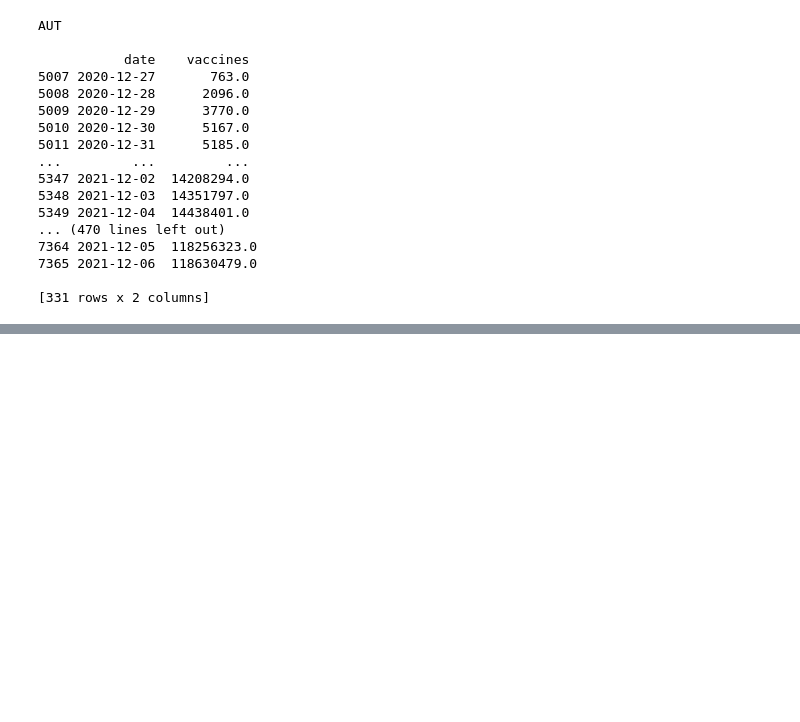
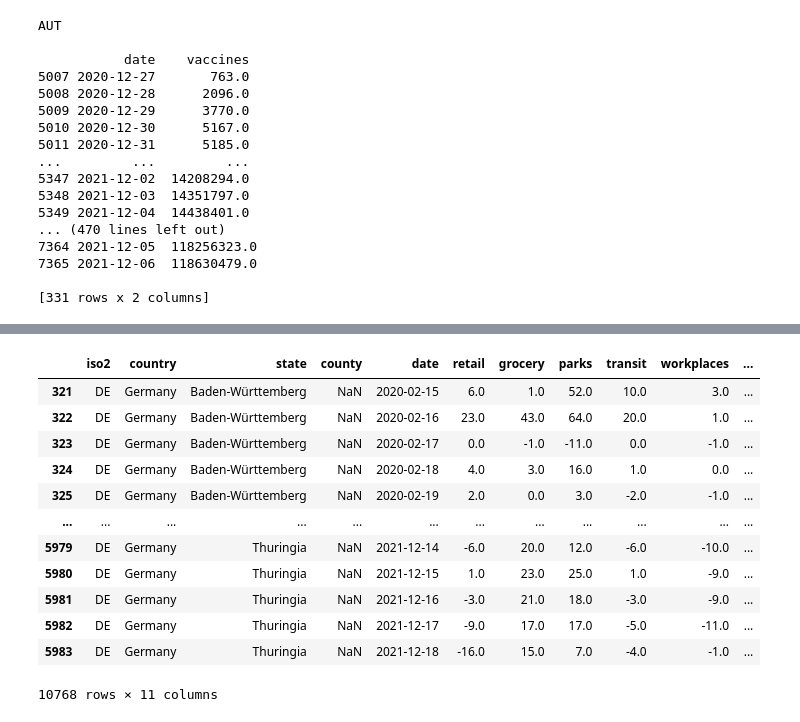
Before and after one commit to l5d1l5/ESPON-DATA, a Jupyter notebook: 02_Data/04_Social indicators/Task.2 variables.ipynb, the cells around one changed output, grey strips where cells are left out. Saved outputs shown, nothing was run; the diff lists cells and outputs as text; code cells hidden in the pictures; blank space fills up the shorter version.

```diff
--- a/02_Data/04_Social indicators/Task.2 variables.ipynb
+++ b/02_Data/04_Social indicators/Task.2 variables.ipynb
@@ -52,3 +58,10 @@ eu_codes = """Code	Country	Alpha-2	Alpha-3
 826	United Kingdom	GB	GBR"""
 # %%
 eu_codes = pd.DataFrame([i.split('\t') for i in eu_codes.split('\n')]).iloc[1:,:]
+eu_codes.drop(columns = 0, inplace= True)
+eu_codes.columns = ['country', 'iso2', 'iso3']
+eu_codes = eu_codes.append({'country': 'Norway', 'iso2' : 'NO', 'iso3' : 'NOR',
+                'country': 'Switzerland', 'iso2' : 'CH', 'iso3' : 'CHE',
+                 'country': 'Iceland', 'iso2' : 'IS', 'iso3' : 'ISE'},
+                ignore_index=True)
+eu_codes.head(2)
@@ -146,0 +152,11 @@ AUT
+# %%
+gog = dd.read_csv('01_Raw Data/Google Mobility Data/*.csv', dtype={'grocery_and_pharmacy_percent_change_from_baseline': 'float64',
+       'iso_3166_2_code': 'object', 'sub_region_2': 'object',
+       'parks_percent_change_from_baseline': 'float64',
+       'residential_percent_change_from_baseline': 'float64',
+       'retail_and_recreation_percent_change_from_baseline': 'float64',
+       'sub_region_1': 'object',
+       'transit_stations_percent_change_from_baseline': 'float64',
+       'workplaces_percent_change_from_baseline': 'float64','metro_area': 'object'})
+gog_EU = gog[gog['country_region_code'].isin(eu_codes.iso2.unique())].compute()
+gog.head(2)
@@ -146,0 +167,15 @@ AUT
+# %%
+gog_EU.rename(columns={'sub_region_1': 'state',
+                        'sub_region_2': 'county',
+                        'country_region_code' : 'iso2',
+                         'country_region': 'country',
+                        'retail_and_recreation_percent_change_from_baseline': 'retail',
+                        'grocery_and_pharmacy_percent_change_from_baseline': 'grocery',
+                        'parks_percent_change_from_baseline': 'parks',
+                        'transit_stations_percent_change_from_baseline': 'transit',
+                        'workplaces_percent_change_from_baseline': 'workplaces',
+                        'residential_percent_change_from_baseline': 'residential'}, inplace = True)
+gog_EU.drop(['iso_3166_2_code', 'iso_3166_2_code', 'census_fips_code', 'place_id', 'metro_area'], axis = 1, inplace = True)
+gog_EU['date'] = pd.to_datetime(gog_EU['date'])
+gog_EU.dropna(subset=['country', 'state'], inplace = True) # not by county, some NUTS2 levels don't have countries i.g. Vienna (Austria)
+gog_EU.head(5)
@@ -146,0 +189,17 @@ AUT
+# %%
+## Fix the NaNs within the data (i.g. Vienna --> Wein is marked as NaN)
+gog_EU.query("iso2 == 'DE' and county.isna()", engine = 'python')
+# %% [output]
+|  | iso2 | country | state | county | date | retail | grocery | parks | transit | workplaces | ... |
+| 321 | DE | Germany | Baden-Württemberg | NaN | 2020-02-15 | 6.0 | 1.0 | 52.0 | 10.0 | 3.0 | ... |
+| 322 | DE | Germany | Baden-Württemberg | NaN | 2020-02-16 | 23.0 | 43.0 | 64.0 | 20.0 | 1.0 | ... |
+| 323 | DE | Germany | Baden-Württemberg | NaN | 2020-02-17 | 0.0 | -1.0 | -11.0 | 0.0 | -1.0 | ... |
+| 324 | DE | Germany | Baden-Württemberg | NaN | 2020-02-18 | 4.0 | 3.0 | 16.0 | 1.0 | 0.0 | ... |
+| 325 | DE | Germany | Baden-Württemberg | NaN | 2020-02-19 | 2.0 | 0.0 | 3.0 | -2.0 | -1.0 | ... |
+| ... | ... | ... | ... | ... | ... | ... | ... | ... | ... | ... | ... |
+| 5979 | DE | Germany | Thuringia | NaN | 2021-12-14 | -6.0 | 20.0 | 12.0 | -6.0 | -10.0 | ... |
+| 5980 | DE | Germany | Thuringia | NaN | 2021-12-15 | 1.0 | 23.0 | 25.0 | 1.0 | -9.0 | ... |
+| 5981 | DE | Germany | Thuringia | NaN | 2021-12-16 | -3.0 | 21.0 | 18.0 | -3.0 | -9.0 | ... |
+| 5982 | DE | Germany | Thuringia | NaN | 2021-12-17 | -9.0 | 17.0 | 17.0 | -5.0 | -11.0 | ... |
+| 5983 | DE | Germany | Thuringia | NaN | 2021-12-18 | -16.0 | 15.0 | 7.0 | -4.0 | -1.0 | ... |
+10768 rows × 11 columns
```
Also changed, not shown: parts of 17 cells of this notebook, 20 other files.
